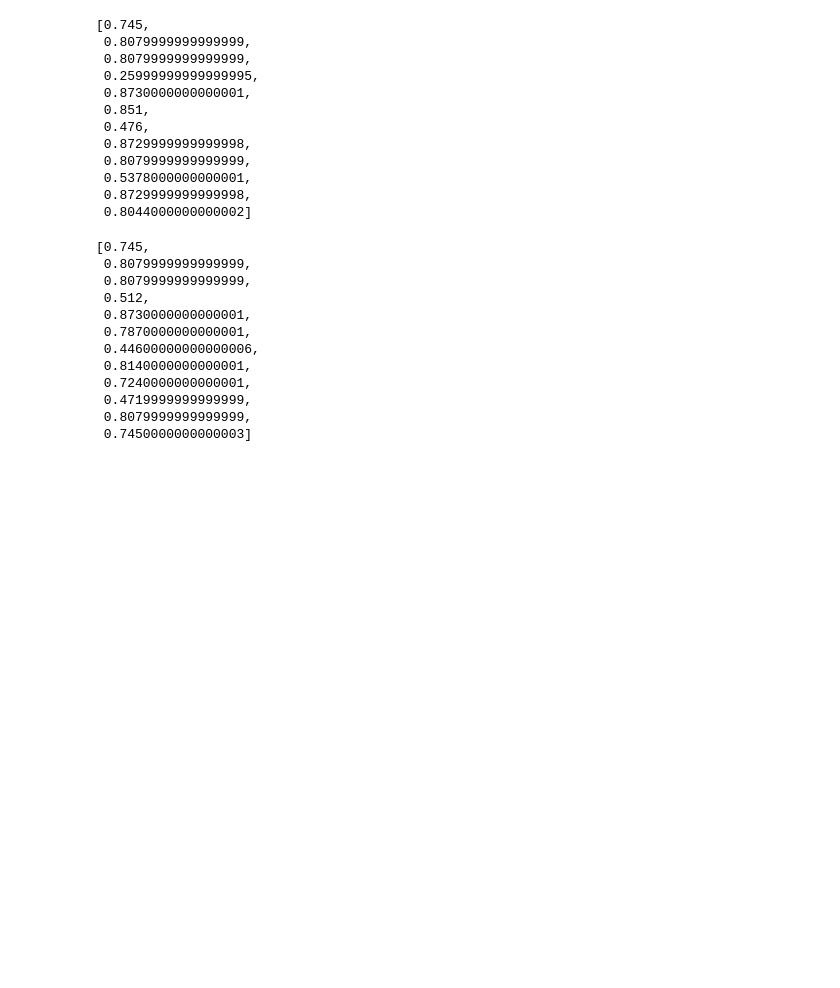
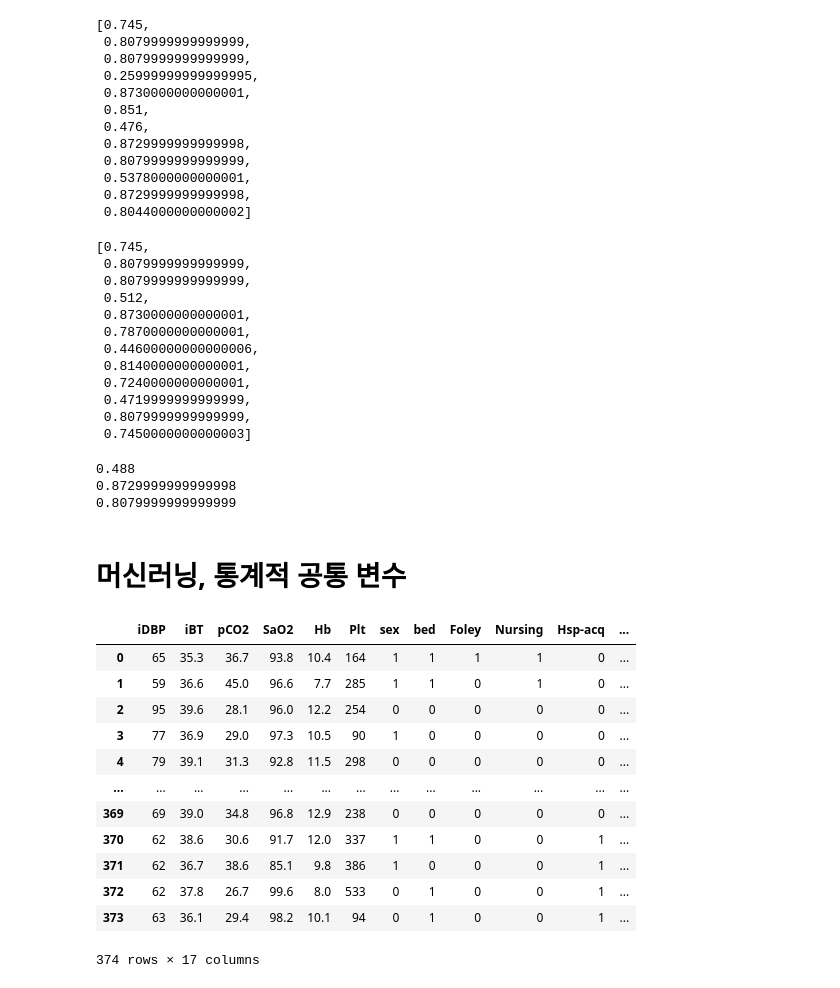
Before and after one commit to bub3690/22-1_multivariate, a Jupyter notebook: final_project/Classification-Statistics.ipynb, the cells around one changed output. Saved outputs shown, nothing was run; the diff lists cells and outputs as text; code cells hidden in the pictures; blank space fills up the shorter version.

```diff
--- a/final_project/Classification-Statistics.ipynb
+++ b/final_project/Classification-Statistics.ipynb
@@ -1057,3 +1066,31 @@ stat_specificty
  0.4719999999999999,
  0.8079999999999999,
  0.7450000000000003]
+# %%
+common_recalls=[0.766,0.553,0.596]
+common_accs=[0.627,0.713,0.702]
+
+for i,recall in enumerate(common_recalls):
+    print(my_specificity(recall,common_accs[i]))
+# %% [output]
+0.488
+0.8729999999999998
+0.8079999999999999
+# %% [markdown]
+# 머신러닝, 통계적 공통 변수
+# %%
+x_train
+# %% [output]
+|  | iDBP | iBT | pCO2 | SaO2 | Hb | Plt | sex | bed | Foley | Nursing | Hsp-acq | ... |
+| 0 | 65 | 35.3 | 36.7 | 93.8 | 10.4 | 164 | 1 | 1 | 1 | 1 | 0 | ... |
+| 1 | 59 | 36.6 | 45.0 | 96.6 | 7.7 | 285 | 1 | 1 | 0 | 1 | 0 | ... |
+| 2 | 95 | 39.6 | 28.1 | 96.0 | 12.2 | 254 | 0 | 0 | 0 | 0 | 0 | ... |
+| 3 | 77 | 36.9 | 29.0 | 97.3 | 10.5 | 90 | 1 | 0 | 0 | 0 | 0 | ... |
+| 4 | 79 | 39.1 | 31.3 | 92.8 | 11.5 | 298 | 0 | 0 | 0 | 0 | 0 | ... |
+| ... | ... | ... | ... | ... | ... | ... | ... | ... | ... | ... | ... | ... |
+| 369 | 69 | 39.0 | 34.8 | 96.8 | 12.9 | 238 | 0 | 0 | 0 | 0 | 0 | ... |
+| 370 | 62 | 38.6 | 30.6 | 91.7 | 12.0 | 337 | 1 | 1 | 0 | 0 | 1 | ... |
+| 371 | 62 | 36.7 | 38.6 | 85.1 | 9.8 | 386 | 1 | 0 | 0 | 0 | 1 | ... |
+| 372 | 62 | 37.8 | 26.7 | 99.6 | 8.0 | 533 | 0 | 1 | 0 | 0 | 1 | ... |
+| 373 | 63 | 36.1 | 29.4 | 98.2 | 10.1 | 94 | 0 | 1 | 0 | 0 | 1 | ... |
+374 rows × 17 columns
```
Also changed, not shown: parts of 29 cells of this notebook, 2 other files.
